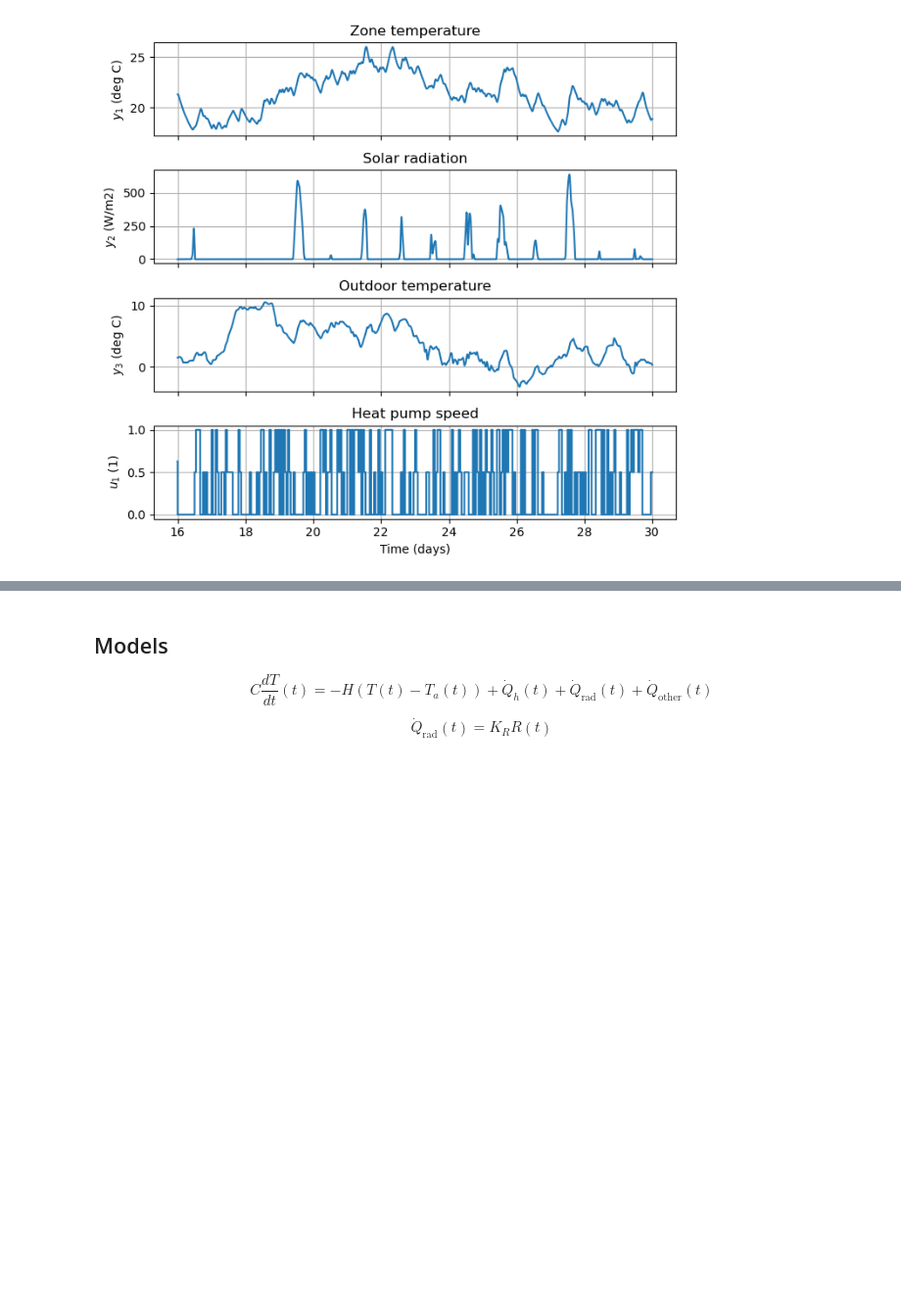
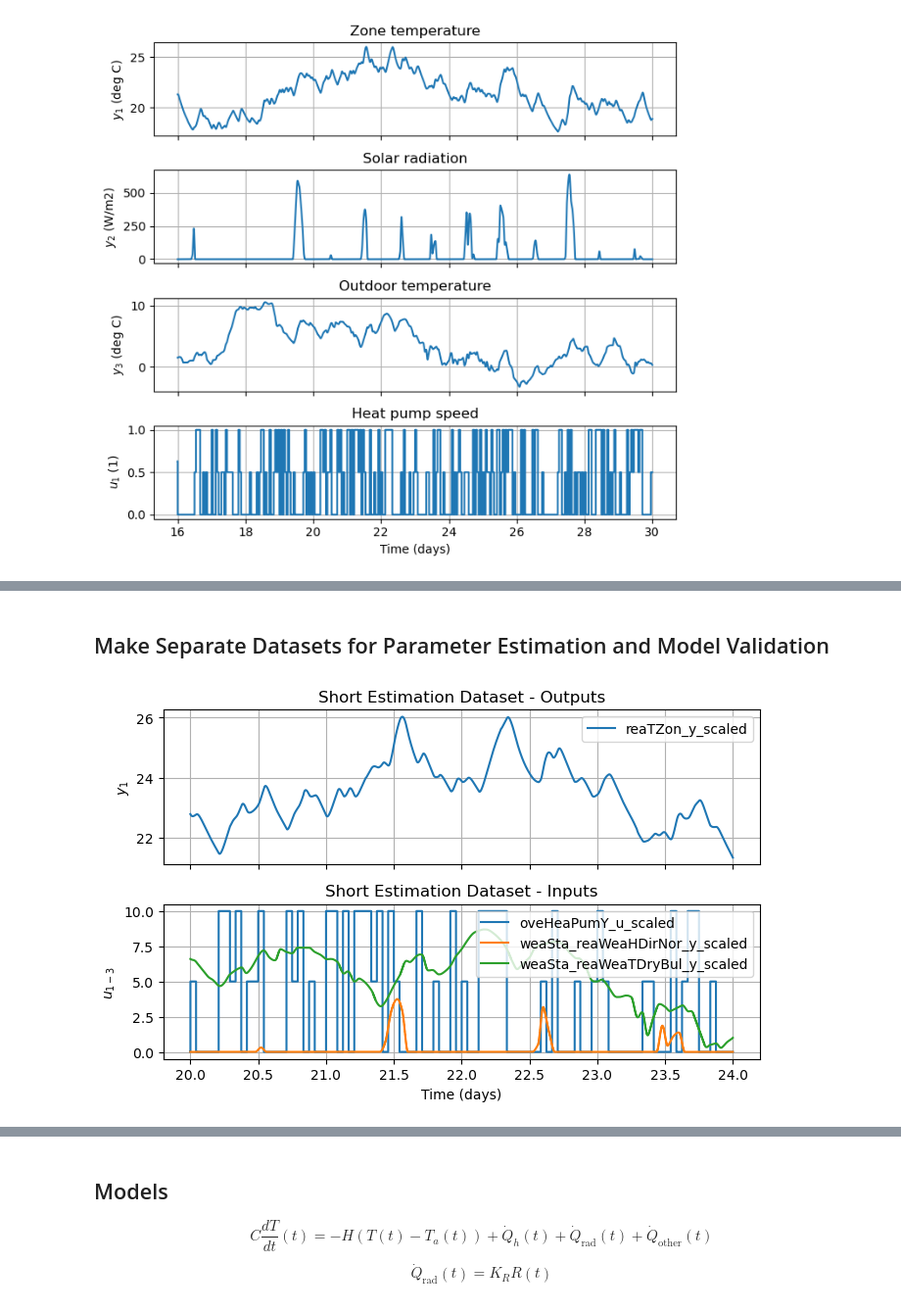
Before and after one commit to billtubbs/boptest-identify, a Jupyter notebook: sys-id-1-zone.ipynb, the cells around one changed output, grey strips where cells are left out. Shown at 98% size. Drawn from its saved outputs; the diff is of its cells as text; code cells hidden in the pictures; blank space fills up the shorter version.

```diff
--- a/sys-id-1-zone.ipynb
+++ b/sys-id-1-zone.ipynb
@@ -133,3 +131,5 @@ sim_results_scaled.describe()
 | 50% | 1.684800e+06 | 19.500000 | 21.119687 | 0.000000 | 4.159360 | 1.798515 |
 | 75% | 2.138400e+06 | 24.750000 | 21.888271 | 0.000000 | 6.721582 | 5.000000 |
 | max | 2.592000e+06 | 30.000000 | 26.030432 | 6.387699 | 10.600581 | 10.000000 |
+# %% [markdown]
+## Make Separate Datasets for Parameter Estimation and Model Validation
@@ -136 +142,24 @@ sim_results_scaled.describe()
+# %%
+# Select data for sys id
+time_range_est_short = slice(25, 28)  # Solution: [6.16676, 19.8628, 80.1691]
+time_range_est_short = slice(20, 24)
+data_sample_est_short = make_io_dataset(sim_results_scaled, time_range_est_short)
+
+input_names = ['oveHeaPumY_u_scaled', 'weaSta_reaWeaHDirNor_y_scaled', 'weaSta_reaWeaTDryBul_y_scaled']
+measurement_names = ['reaTZon_y_scaled']
+
+fig, axes = make_ioplots_combined(
+    data_sample_est_short,
+    input_names,
+    measurement_names,
+    available_inputs,
+    available_measurements,
+    time_name='time_days',
+    var_rename_map=var_rename_map,
+    titles=("Short Estimation Dataset - Outputs", "Short Estimation Dataset - Inputs")
+)
+plt.tight_layout()
+plt.show()
+# %% [output]
+[figure, added]
 # %%
```
Also changed, not shown: parts of 19 cells of this notebook, 1 other file.
